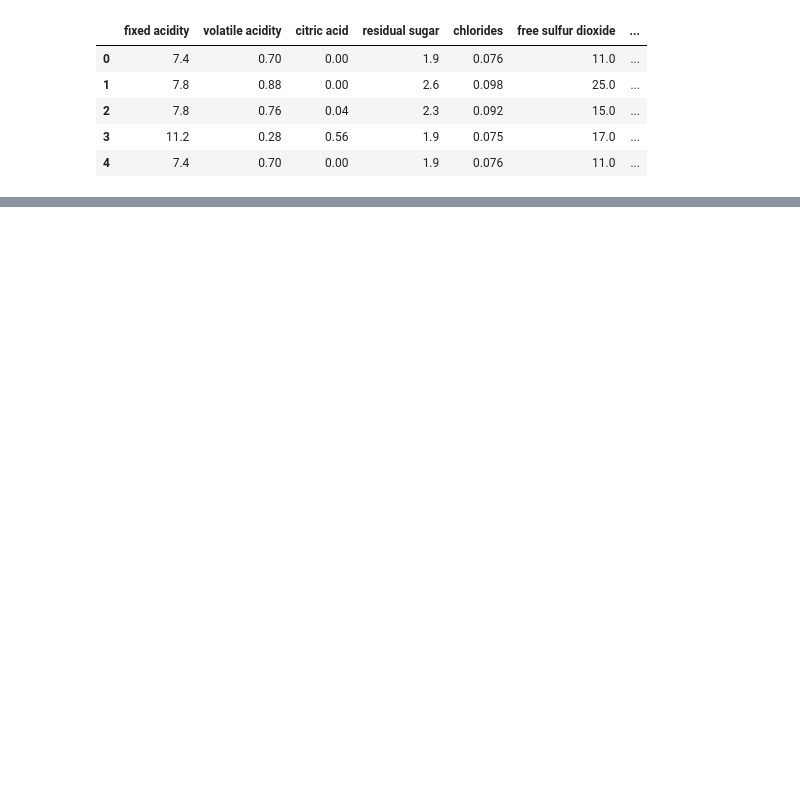
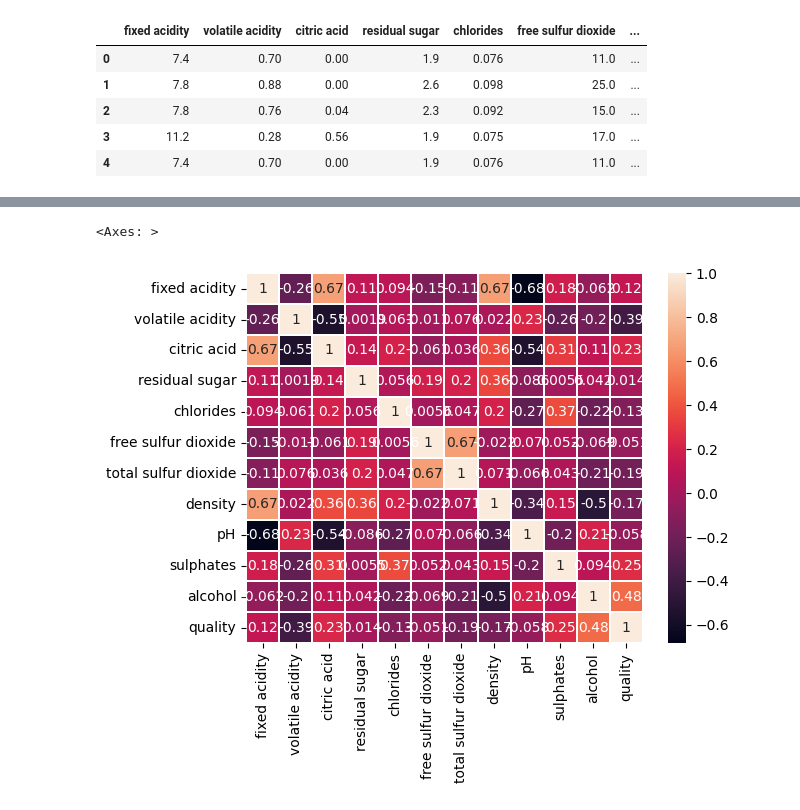
Before and after one commit to garlicnooodles/supervised-learning, a Jupyter notebook: Wine/notebooks/EDA.ipynb, the cells around one changed output, grey strips where cells are left out. Cells and saved outputs as stored; diff of their text form; code cells hidden in the pictures; blank space fills up the shorter version.

```diff
--- a/Wine/notebooks/EDA.ipynb
+++ b/Wine/notebooks/EDA.ipynb
@@ -19,0 +29,5 @@ raw_data.head()
+# %%
+sns.heatmap(raw_data.corr(),annot=True,lw=0.1)
+# %% [output]
+<Axes: >
+[figure, added]
```
Also changed, not shown: parts of 4 cells of this notebook, 3 other files.
